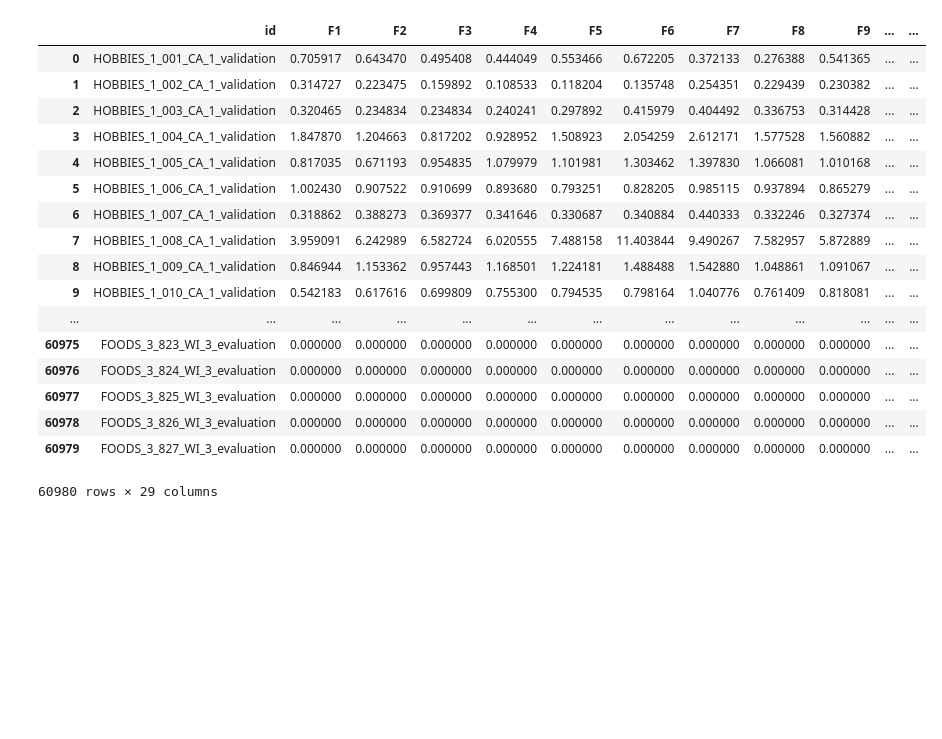
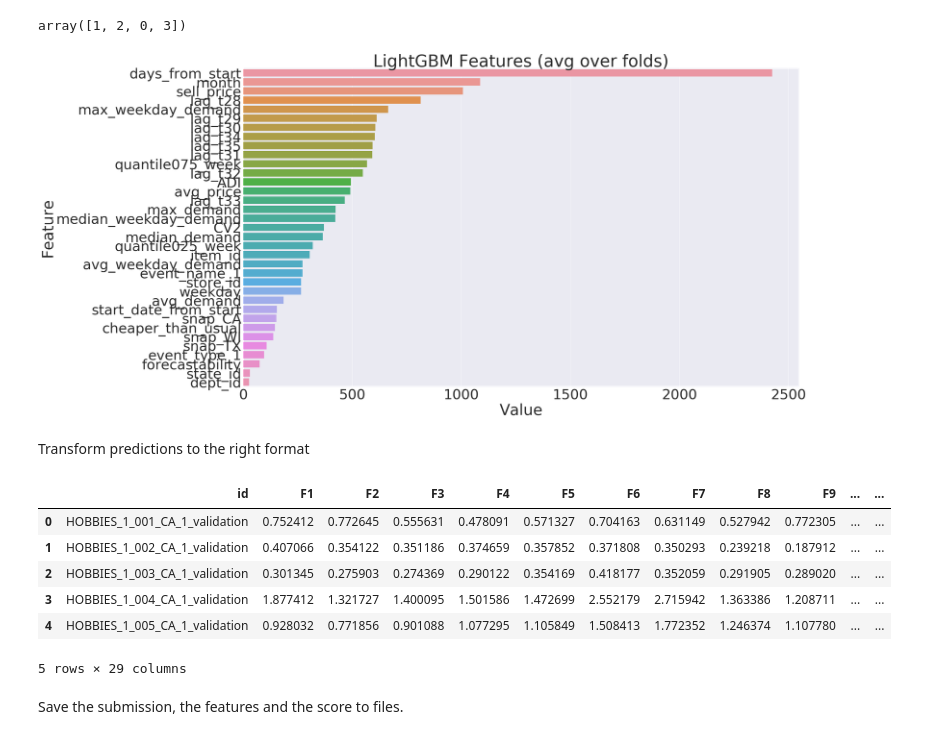
Before and after one commit to omoreva/kaggle_m5, a Jupyter notebook: 03_lightGBM.ipynb, the cells around one changed output. Drawn from its saved outputs; the diff is of its cells as text; code cells hidden in the pictures; blank space fills up the shorter version.

```diff
--- a/03_lightGBM.ipynb
+++ b/03_lightGBM.ipynb
@@ -65,17 +53,11 @@ params = {
         'objective': 'regression',
         'n_jobs': -1,
         'seed': 0,
-        'learning_rate': 0.1,
+        'learning_rate': 0.05,
         'bagging_fraction': 0.75,
         'bagging_freq': 10,
         'colsample_bytree': 0.75}
-features = ['item_id', 'dept_id', 'cat_id', 'store_id', 'state_id',
-       'weekday', 'month', 'event_name_1',
-       'event_type_1', 'event_name_2', 'event_type_2', 'snap_CA', 'snap_TX',
-       'snap_WI', 'days_from_start', 'start_date_from_start',
-       'sell_price', 'avg_weekday_demand', 'avg_month_demand', 'avg_demand',
-       'median_weekday_demand', 'median_month_demand', 'median_demand',
-       'max_demand', 'avg_price', 'cheaper_than_usual', 'lag_t28', 'lag_t29',
-       'lag_t30']
+not_features = ['id', 'items_sold', 'date', 'start_date', 'avg_month_demand', 'median_month_demand'  ]
+features = X_test.columns[~X_test.columns.isin(not_features)]
 train_set = lgb.Dataset(X_train[features], y_train)
 val_set = lgb.Dataset(X_val[features], y_val)
@@ -114,3 +90,0 @@ Our val rmse score is 2.198422624205129
-# %%
-X_test['items_sold'] = y_test
-X_test
@@ -159,31 +100,42 @@ X_test
+# %%
+X_val['forecastability'].unique()
+# %% [output]
+array([1, 2, 0, 3])
+# %%
+def plotImp(model, X , num = 20):
+    feature_imp = pd.DataFrame({'Value':model.feature_importance(),'Feature':X.columns})
+    plt.figure(figsize=(40, 20))
+    sns.set(font_scale = 5)
+    sns.barplot(x="Value", y="Feature", data=feature_imp.sort_values(by="Value",
+                                                        ascending=False)[0:num])
+    plt.title('LightGBM Features (avg over folds)')
+    plt.tight_layout()
+    plt.savefig('lgbm_importances-01.png')
+    plt.show()
+plotImp(model, X_train[features], 35)
+# %% [output]
+[figure, added]
+# %% [markdown]
+Transform predictions to the right format
 # %%
 predictions = X_test[['id', 'date', 'items_sold']]
 predictions = pd.pivot(predictions, index = 'id', columns = 'date', values = 'items_sold').reset_index()
 predictions.columns = ['id'] + ['F' + str(i + 1) for i in range(28)]
 
 evaluation_rows = [row for row in submission['id'] if 'evaluation' in row]
 evaluation = submission[submission['id'].isin(evaluation_rows)]
 
 validation = submission[['id']].merge(predictions, on = 'id')
 final = pd.concat([validation, evaluation])
-final
+final.head()
 # %% [output]
 |  | id | F1 | F2 | F3 | F4 | F5 | F6 | F7 | F8 | F9 | ... | ... |
-| 0 | HOBBIES_1_001_CA_1_validation | 0.705917 | 0.643470 | 0.495408 | 0.444049 | 0.553466 | 0.672205 | 0.372133 | 0.276388 | 0.541365 | ... | ... |
-| 1 | HOBBIES_1_002_CA_1_validation | 0.314727 | 0.223475 | 0.159892 | 0.108533 | 0.118204 | 0.135748 | 0.254351 | 0.229439 | 0.230382 | ... | ... |
-| 2 | HOBBIES_1_003_CA_1_validation | 0.320465 | 0.234834 | 0.234834 | 0.240241 | 0.297892 | 0.415979 | 0.404492 | 0.336753 | 0.314428 | ... | ... |
-| 3 | HOBBIES_1_004_CA_1_validation | 1.847870 | 1.204663 | 0.817202 | 0.928952 | 1.508923 | 2.054259 | 2.612171 | 1.577528 | 1.560882 | ... | ... |
-| 4 | HOBBIES_1_005_CA_1_validation | 0.817035 | 0.671193 | 0.954835 | 1.079979 | 1.101981 | 1.303462 | 1.397830 | 1.066081 | 1.010168 | ... | ... |
-| 5 | HOBBIES_1_006_CA_1_validation | 1.002430 | 0.907522 | 0.910699 | 0.893680 | 0.793251 | 0.828205 | 0.985115 | 0.937894 | 0.865279 | ... | ... |
-| 6 | HOBBIES_1_007_CA_1_validation | 0.318862 | 0.388273 | 0.369377 | 0.341646 | 0.330687 | 0.340884 | 0.440333 | 0.332246 | 0.327374 | ... | ... |
-| 7 | HOBBIES_1_008_CA_1_validation | 3.959091 | 6.242989 | 6.582724 | 6.020555 | 7.488158 | 11.403844 | 9.490267 | 7.582957 | 5.872889 | ... | ... |
-| 8 | HOBBIES_1_009_CA_1_validation | 0.846944 | 1.153362 | 0.957443 | 1.168501 | 1.224181 | 1.488488 | 1.542880 | 1.048861 | 1.091067 | ... | ... |
-| 9 | HOBBIES_1_010_CA_1_validation | 0.542183 | 0.617616 | 0.699809 | 0.755300 | 0.794535 | 0.798164 | 1.040776 | 0.761409 | 0.818081 | ... | ... |
-| ... | ... | ... | ... | ... | ... | ... | ... | ... | ... | ... | ... | ... |
-| 60975 | FOODS_3_823_WI_3_evaluation | 0.000000 | 0.000000 | 0.000000 | 0.000000 | 0.000000 | 0.000000 | 0.000000 | 0.000000 | 0.000000 | ... | ... |
-| 60976 | FOODS_3_824_WI_3_evaluation | 0.000000 | 0.000000 | 0.000000 | 0.000000 | 0.000000 | 0.000000 | 0.000000 | 0.000000 | 0.000000 | ... | ... |
-| 60977 | FOODS_3_825_WI_3_evaluation | 0.000000 | 0.000000 | 0.000000 | 0.000000 | 0.000000 | 0.000000 | 0.000000 | 0.000000 | 0.000000 | ... | ... |
-| 60978 | FOODS_3_826_WI_3_evaluation | 0.000000 | 0.000000 | 0.000000 | 0.000000 | 0.000000 | 0.000000 | 0.000000 | 0.000000 | 0.000000 | ... | ... |
-| 60979 | FOODS_3_827_WI_3_evaluation | 0.000000 | 0.000000 | 0.000000 | 0.000000 | 0.000000 | 0.000000 | 0.000000 | 0.000000 | 0.000000 | ... | ... |
+| 0 | HOBBIES_1_001_CA_1_validation | 0.752412 | 0.772645 | 0.555631 | 0.478091 | 0.571327 | 0.704163 | 0.631149 | 0.527942 | 0.772305 | ... | ... |
+| 1 | HOBBIES_1_002_CA_1_validation | 0.407066 | 0.354122 | 0.351186 | 0.374659 | 0.357852 | 0.371808 | 0.350293 | 0.239218 | 0.187912 | ... | ... |
+| 2 | HOBBIES_1_003_CA_1_validation | 0.301345 | 0.275903 | 0.274369 | 0.290122 | 0.354169 | 0.418177 | 0.352059 | 0.291905 | 0.289020 | ... | ... |
+| 3 | HOBBIES_1_004_CA_1_validation | 1.877412 | 1.321727 | 1.400095 | 1.501586 | 1.472699 | 2.552179 | 2.715942 | 1.363386 | 1.208711 | ... | ... |
+| 4 | HOBBIES_1_005_CA_1_validation | 0.928032 | 0.771856 | 0.901088 | 1.077295 | 1.105849 | 1.508413 | 1.772352 | 1.246374 | 1.107780 | ... | ... |
-60980 rows × 29 columns
+5 rows × 29 columns
+# %% [markdown]
+Save the submission, the features and the score to files.
 # %%
```
Also changed, not shown: parts of 23 cells of this notebook, 2 other files.
